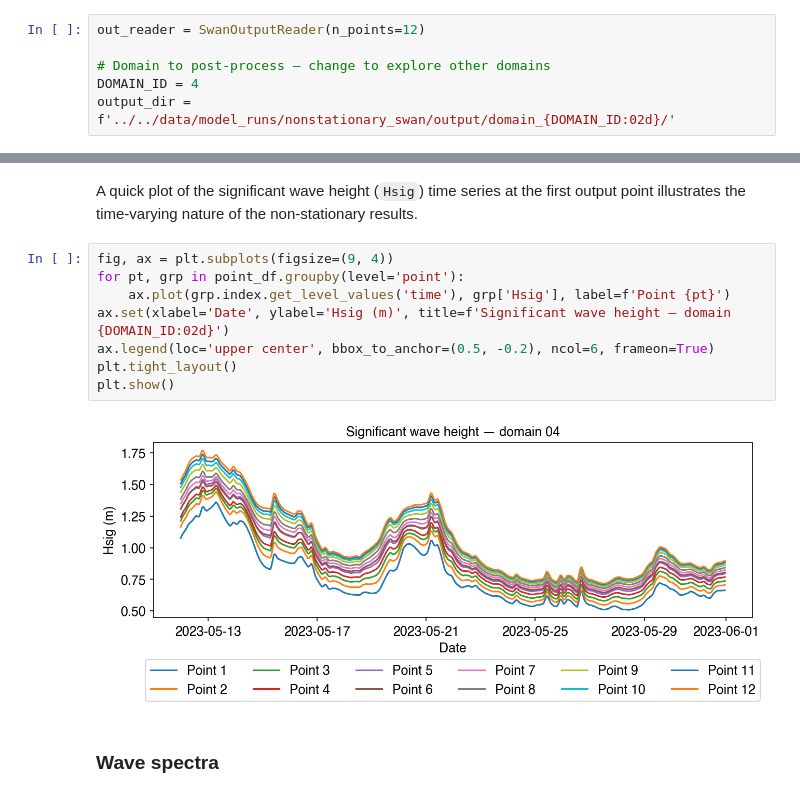
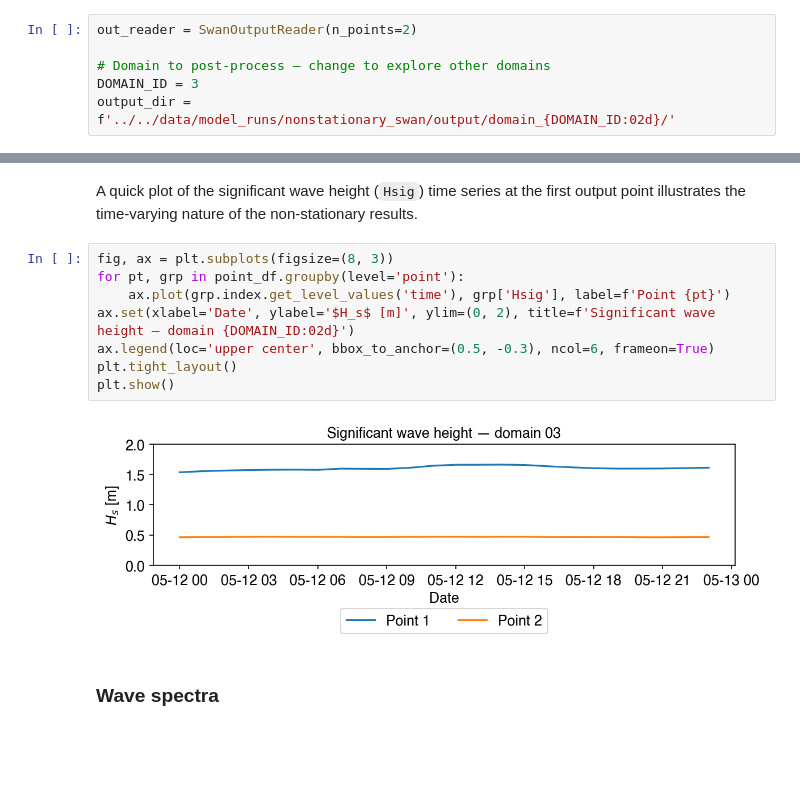
Before and after one commit to oceanicos-dev-org/oceanicospy, a Jupyter notebook: examples/models/swan_nonstationary_case.ipynb, the cells around one changed output, grey strips where cells are left out. Cells and saved outputs as stored; diff of their text form; blank space fills up the shorter version.

```diff
--- a/examples/models/swan_nonstationary_case.ipynb
+++ b/examples/models/swan_nonstationary_case.ipynb
@@ -578,10 +577,10 @@ shutil.copytree('../../data/temp/nonstat_swan_output/output/',
 # %% [markdown]
 After running the non-stationary case, the output files will be generated in the `output/domain_0X/` folders and can be post-processed using the `SwanOutputReader` class in `swanpy`. This class provides methods to read and extract information from the SWAN output files, such as time-varying wave parameters at output points, directional wave spectra, and spatial maps across the entire grid. Because the run is non-stationary, all outputs carry a `time` dimension that spans the simulation window.
 # %%
-out_reader = SwanOutputReader(n_points=12)
+out_reader = SwanOutputReader(n_points=2)
 
 # Domain to post-process — change to explore other domains
-DOMAIN_ID = 4
+DOMAIN_ID = 3
 output_dir = f'../../data/model_runs/nonstationary_swan/output/domain_{DOMAIN_ID:02d}/'
 # %% [markdown]
 ### Point output
@@ -615,15 +607,15 @@ point_df
 # %% [markdown]
 A quick plot of the significant wave height (`Hsig`) time series at the first output point illustrates the time-varying nature of the non-stationary results.
 # %%
-fig, ax = plt.subplots(figsize=(9, 4))
+fig, ax = plt.subplots(figsize=(8, 3))
 for pt, grp in point_df.groupby(level='point'):
     ax.plot(grp.index.get_level_values('time'), grp['Hsig'], label=f'Point {pt}')
-ax.set(xlabel='Date', ylabel='Hsig (m)', title=f'Significant wave height — domain {DOMAIN_ID:02d}')
-ax.legend(loc='upper center', bbox_to_anchor=(0.5, -0.2), ncol=6, frameon=True)
+ax.set(xlabel='Date', ylabel='$H_s$ [m]', ylim=(0, 2), title=f'Significant wave height — domain {DOMAIN_ID:02d}')
+ax.legend(loc='upper center', bbox_to_anchor=(0.5, -0.3), ncol=6, frameon=True)
 plt.tight_layout()
 plt.show()
 # %% [output]
-[figure, old version]
+[figure, new version]
 # %% [markdown]
 ### Wave spectra
 # %% [markdown]
```
Also changed, not shown: parts of 9 cells of this notebook, 3 other files.
